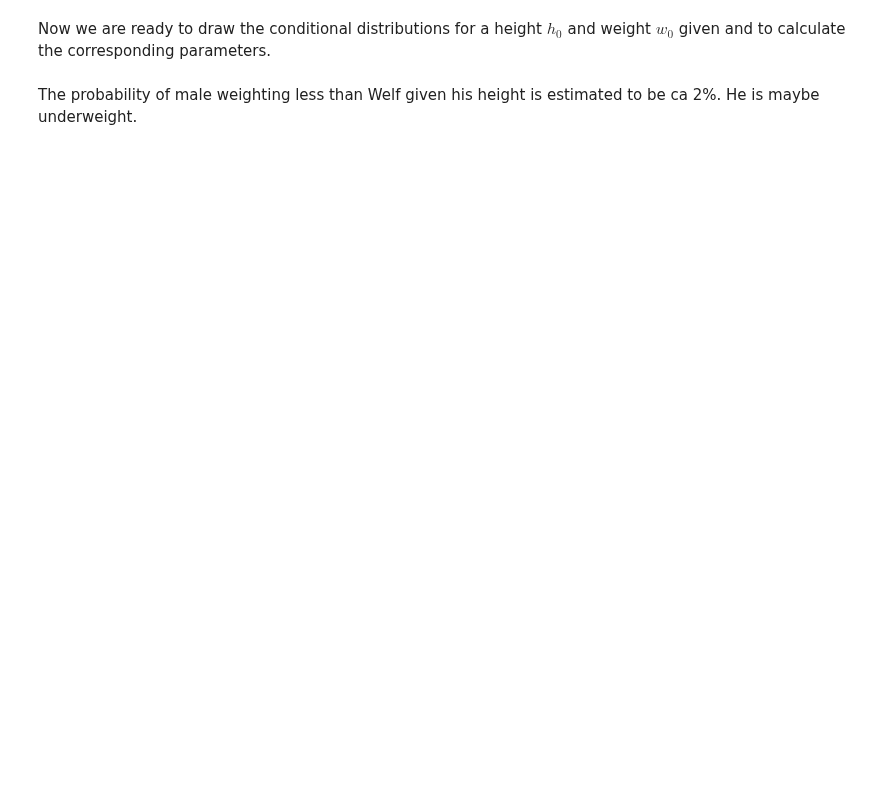
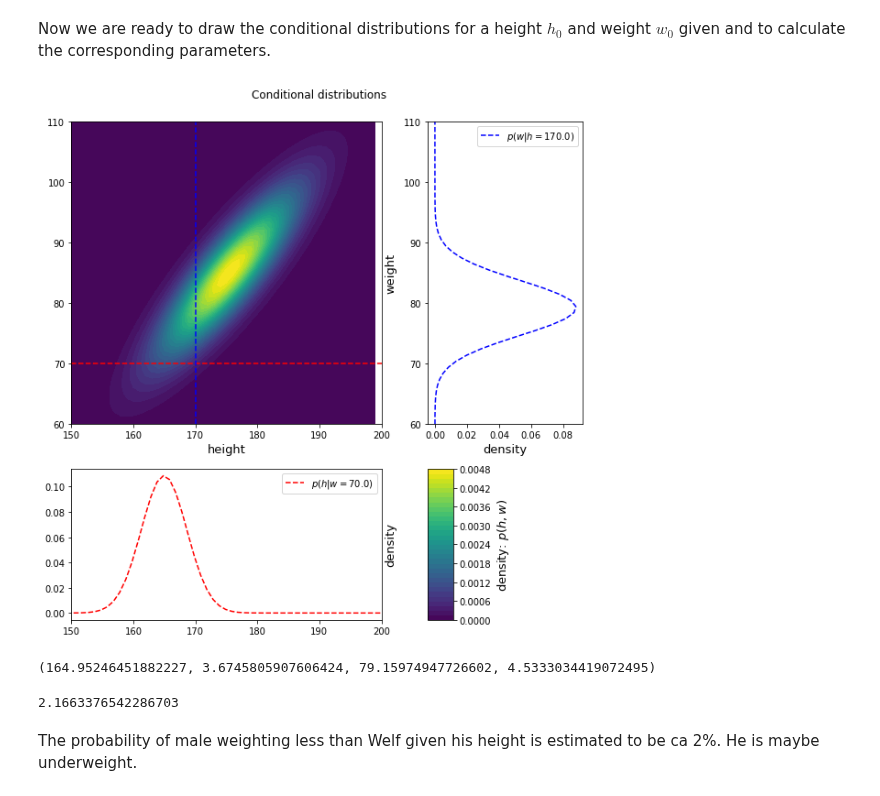
Before and after one commit to WelfLowe/ML4non-programmers, a Jupyter notebook: AI_Technology_Introduction.ipynb, the cells around one changed output. Saved outputs shown, nothing was run; the diff lists cells and outputs as text; code cells hidden in the pictures; blank space fills up the shorter version.

```diff
--- a/AI_Technology_Introduction.ipynb
+++ b/AI_Technology_Introduction.ipynb
@@ -391,26 +399,12 @@ In the special case of independent marginal distributions, we have $\mu_{w|h=h_0
 # %% [markdown]
 Code for drawing joint and conditional dristributions adopted from [here](https://peterroelants.github.io/posts/multivariate-normal-primer/).
 # %%
-from matplotlib import cm # Colormaps
 import matplotlib.gridspec as gridspec
 from mpl_toolkits.axes_grid1 import make_axes_locatable
 
-#sn.set_style('darkgrid')
 np.random.seed(42)
 
-# Plot bivariate distribution
-def generate_surface(mean, covariance, d):
-    """Helper function to generate density surface."""
-    x1, x2 = np.mgrid[0:200:200, 0:200:200] # Generate grid
-    pos = np.dstack((x1, x2))
-    rv = multivariate_normal(mean, covariance)
-    print(x1.shape)
-
-    return x1, x2, rv.pdf(pos)
-
 def plot_conditional_distributions(mean, cov, condition):
-  d = 2  # dimensions
-
   # Get the mean values from the vector
   mean_x = mean[0]
   mean_y = mean[1]
@@ -437,9 +431,10 @@ def plot_conditional_distributions(mean, cov, condition):
 
   # Plot surface on top left
   ax1 = plt.subplot(gs[0])
-  x, y, p = generate_surface(mean, cov, d)
-  # Plot bivariate distribution
-  con = ax1.contourf(x, y, p)#, 33, cmap=cm.YlGnBu)
+  x, y = np.mgrid[0:200:1, 0:200:1]
+  pos = np.dstack((x, y))
+  rv = multivariate_normal(mean, cov)
+  con = ax1.contourf(x, y, rv.pdf(pos), 33)
   # y is conditioned upon
   ax1.plot([150, 200], [y_condition, y_condition], 'r--')
   # x is conditioned upon
@@ -455,6 +450,7 @@ def plot_conditional_distributions(mean, cov, condition):
   pyx = norm.pdf(yx, mean_ygivenx, np.sqrt(cov_ygivenx))
   # Plot univariate distribution
   ax2.plot(pyx, yx, 'b--', label=f'$p(w|h={x_condition:.1f})$')
+  ax2.grid()
   ax2.legend(loc=0)
   ax2.set_xlabel('density', fontsize=13)
   ax2.set_ylim(60, 110)
@@ -465,6 +461,7 @@ def plot_conditional_distributions(mean, cov, condition):
   pxy = norm.pdf(xy, mean_xgiveny, np.sqrt(cov_xgiveny))
   # Plot univariate distribution
   ax3.plot(xy, pxy, 'r--', label=f'$p(h|w={y_condition:.1f})$')
+  ax3.grid()
   ax3.legend(loc=0)
   ax3.set_ylabel('density', fontsize=13)
   ax3.yaxis.set_label_position('right')
@@ -513,15 +527,20 @@ plot_bivariate([pts_m, pts_f], welf)
 # %% [markdown]
 Now we are ready to draw the conditional distributions for a height $h_0$ and weight $w_0$ given and to calculate the corresponding parameters.
 # %%
-mu_H, sigma_H, mu_W, sigma_W = plot_conditional_distributions(np.c_[mu_m], males.cov().values, welf)
+mu_H, sigma_H, mu_W, sigma_W = plot_conditional_distributions(np.array(mu_m), males.cov().values, welf)
 #alternatively, for women remove leading # in the line below
-#mu_H, sigma_H, mu_W, sigma_W = plot_conditional_distributions(np.c_[mu_f], females.cov().values, [170,70]) # some person's height and weight
+#mu_H, sigma_H, mu_W, sigma_W = plot_conditional_distributions(np.array(mu_f), females.cov().values, [170,70]) # some person's height and weight
 mu_H, sigma_H, mu_W, sigma_W
+# %% [output]
+[figure, added]
+(164.95246451882227, 3.6745805907606424, 79.15974947726602, 4.5333034419072495)
 # %%
 def percentile_conditional_weight(male, x, mu_W, sigma_W):
     return norm.cdf(x, mu_W, sigma_W)
 
 welfs_percentile_weight = percentile_conditional_weight(True, welfs_act_weight, mu_W, sigma_W)*100
 welfs_percentile_weight
+# %% [output]
+2.1663376542286703
 # %% [markdown]
 The probability of male weighting less than Welf given his height is estimated to be ca 2%. He is maybe underweight.
```
Also changed, not shown: parts of 8 cells of this notebook.
